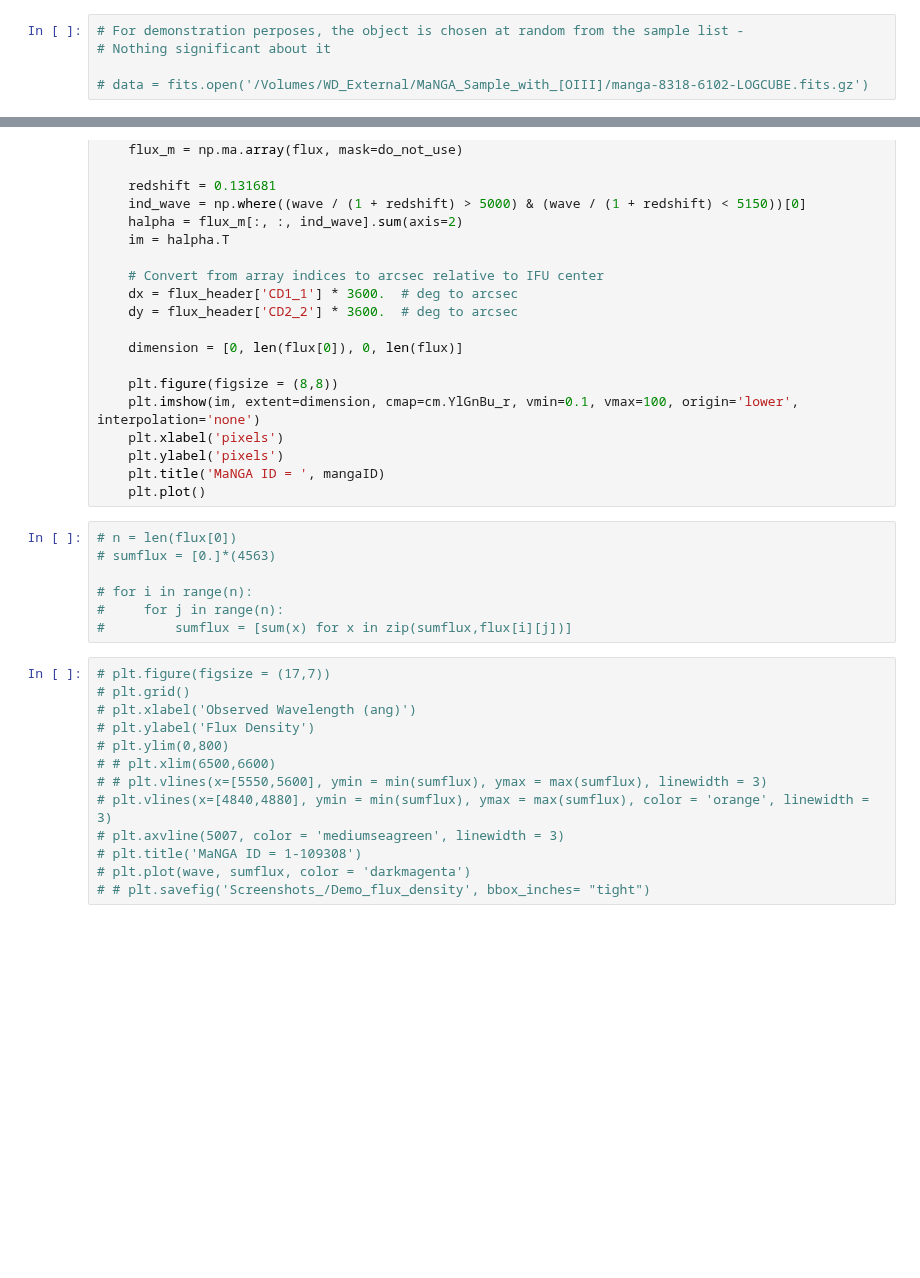
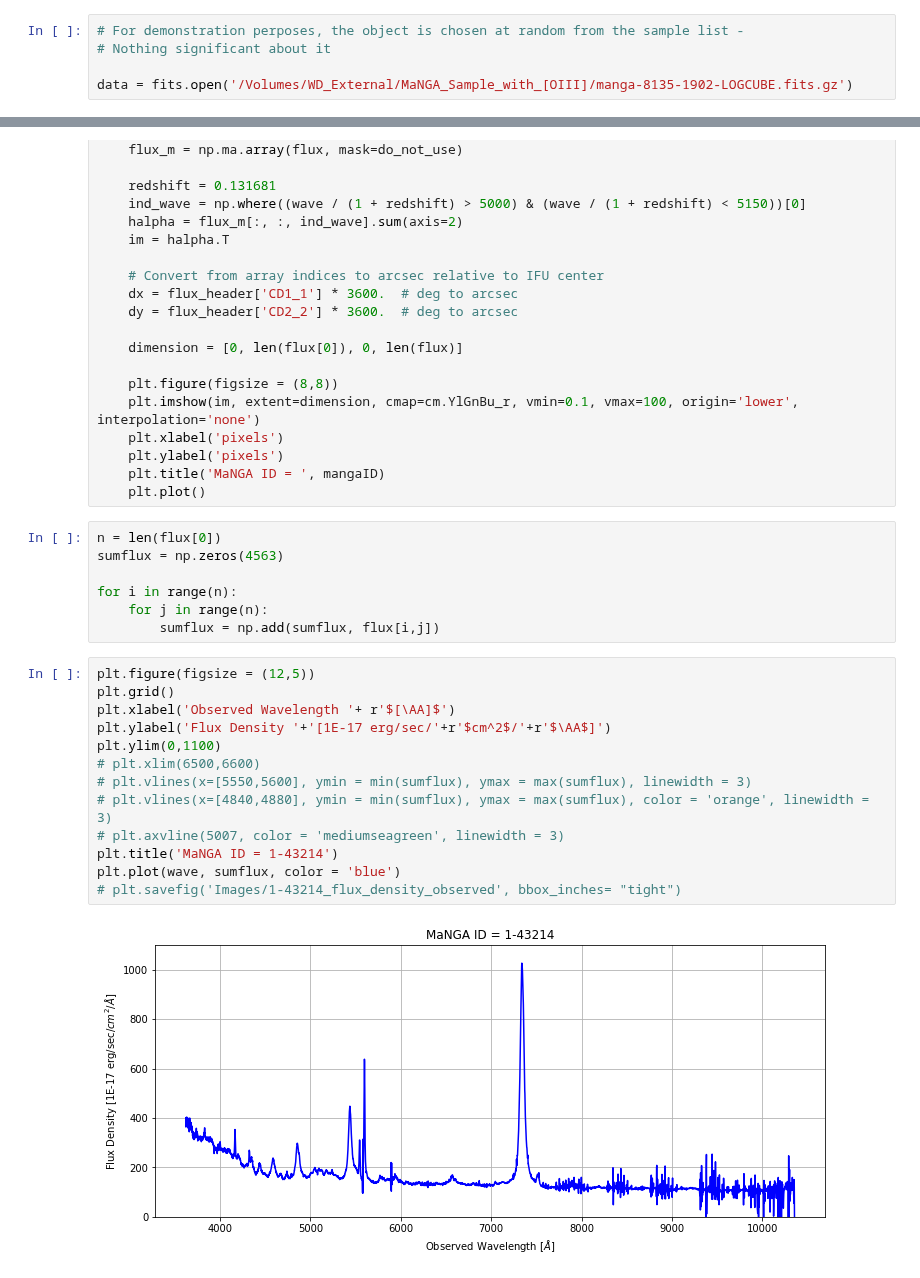
Before and after one commit to Natacha-U/Snr-Prj, a Jupyter notebook: Demo_data.ipynb, the cells around one changed output, grey strips where cells are left out. Drawn from its saved outputs; the diff is of its cells as text; blank space fills up the shorter version.

```diff
--- a/Demo_data.ipynb
+++ b/Demo_data.ipynb
@@ -7,7 +7,7 @@ from matplotlib import cm
 # For demonstration perposes, the object is chosen at random from the sample list -
 # Nothing significant about it
 
-# data = fits.open('/Volumes/WD_External/MaNGA_Sample_with_[OIII]/manga-8318-6102-LOGCUBE.fits.gz')
+data = fits.open('/Volumes/WD_External/MaNGA_Sample_with_[OIII]/manga-8135-1902-LOGCUBE.fits.gz')
 # %%
 # data.info()
 # %%
@@ -89,23 +104,25 @@ def imageGenerator(data, z, mangaID):
     plt.title('MaNGA ID = ', mangaID)
     plt.plot()
 # %%
-# n = len(flux[0])
-# sumflux = [0.]*(4563)
+n = len(flux[0])
+sumflux = np.zeros(4563)
 
-# for i in range(n):
-#     for j in range(n):
-#         sumflux = [sum(x) for x in zip(sumflux,flux[i][j])]
+for i in range(n):
+    for j in range(n):
+        sumflux = np.add(sumflux, flux[i,j])
 # %%
-# plt.figure(figsize = (17,7))
-# plt.grid()
-# plt.xlabel('Observed Wavelength (ang)')
-# plt.ylabel('Flux Density')
-# plt.ylim(0,800)
-# # plt.xlim(6500,6600)
-# # plt.vlines(x=[5550,5600], ymin = min(sumflux), ymax = max(sumflux), linewidth = 3)
+plt.figure(figsize = (12,5))
+plt.grid()
+plt.xlabel('Observed Wavelength '+ r'$[\AA]$')
+plt.ylabel('Flux Density '+'[1E-17 erg/sec/'+r'$cm^2$/'+r'$\AA$]')
+plt.ylim(0,1100)
+# plt.xlim(6500,6600)
+# plt.vlines(x=[5550,5600], ymin = min(sumflux), ymax = max(sumflux), linewidth = 3)
 # plt.vlines(x=[4840,4880], ymin = min(sumflux), ymax = max(sumflux), color = 'orange', linewidth = 3)
 # plt.axvline(5007, color = 'mediumseagreen', linewidth = 3)
-# plt.title('MaNGA ID = 1-109308')
-# plt.plot(wave, sumflux, color = 'darkmagenta')
-# # plt.savefig('Screenshots_/Demo_flux_density', bbox_inches= "tight")
+plt.title('MaNGA ID = 1-43214')
+plt.plot(wave, sumflux, color = 'blue')
+# plt.savefig('Images/1-43214_flux_density_observed', bbox_inches= "tight")
+# %% [output]
+[figure, added]
 # %%
```
Also changed, not shown: parts of 22 cells of this notebook.
